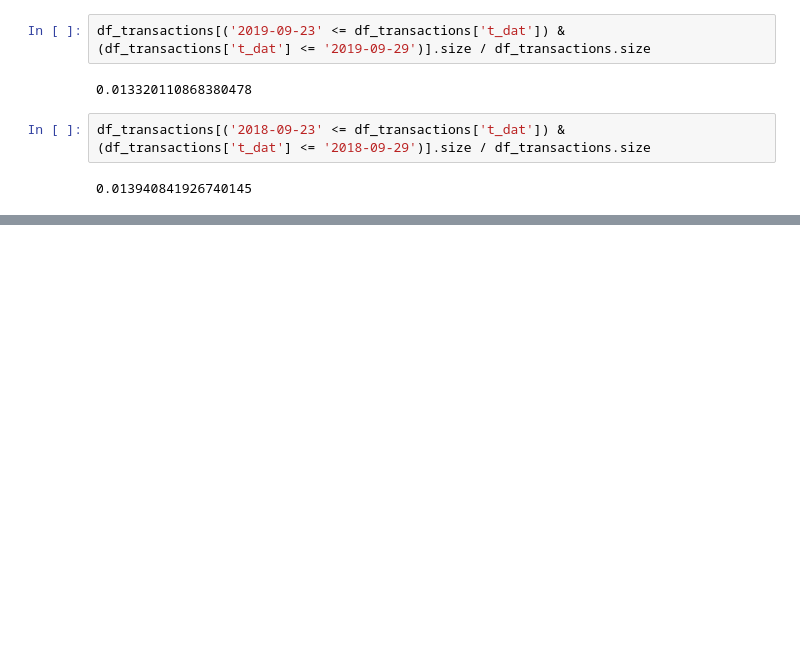
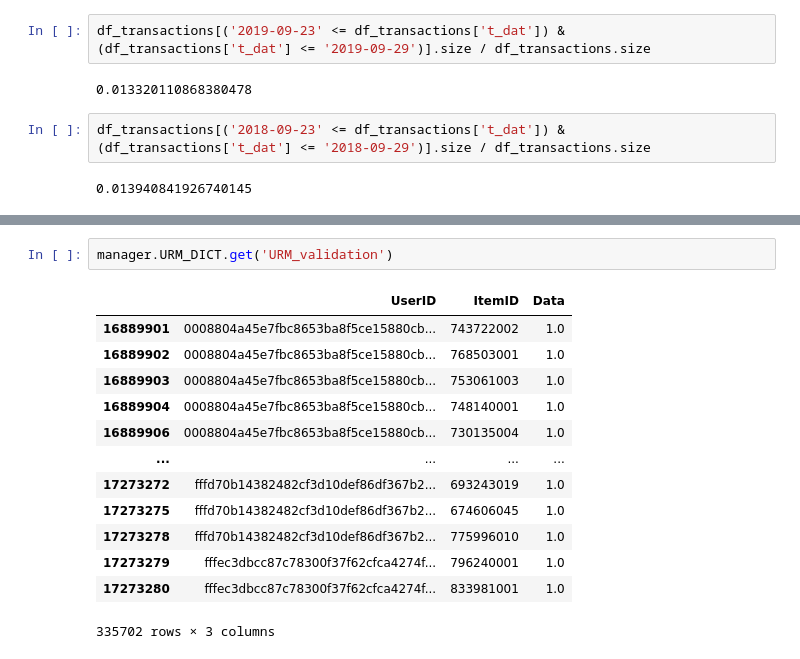
Before and after one commit to Vechus/h-m-recsys-competition, a Jupyter notebook: PersonalEDAFolder/EDA2.ipynb, the cells around one changed output, grey strips where cells are left out. Saved outputs shown, nothing was run; the diff lists cells and outputs as text; blank space fills up the shorter version.

```diff
--- a/PersonalEDAFolder/EDA2.ipynb
+++ b/PersonalEDAFolder/EDA2.ipynb
@@ -222,0 +307,16 @@ df_transactions.head()
+# %%
+manager.URM_DICT.get('URM_validation')
+# %% [output]
+|  | UserID | ItemID | Data |
+| 16889901 | 0008804a45e7fbc8653ba8f5ce15880cb... | 743722002 | 1.0 |
+| 16889902 | 0008804a45e7fbc8653ba8f5ce15880cb... | 768503001 | 1.0 |
+| 16889903 | 0008804a45e7fbc8653ba8f5ce15880cb... | 753061003 | 1.0 |
+| 16889904 | 0008804a45e7fbc8653ba8f5ce15880cb... | 748140001 | 1.0 |
+| 16889906 | 0008804a45e7fbc8653ba8f5ce15880cb... | 730135004 | 1.0 |
+| ... | ... | ... | ... |
+| 17273272 | fffd70b14382482cf3d10def86df367b2... | 693243019 | 1.0 |
+| 17273275 | fffd70b14382482cf3d10def86df367b2... | 674606045 | 1.0 |
+| 17273278 | fffd70b14382482cf3d10def86df367b2... | 775996010 | 1.0 |
+| 17273279 | fffec3dbcc87c78300f37f62cfca4274f... | 796240001 | 1.0 |
+| 17273280 | fffec3dbcc87c78300f37f62cfca4274f... | 833981001 | 1.0 |
+335702 rows × 3 columns
```
Also changed, not shown: parts of 6 cells of this notebook, 2 other files.
